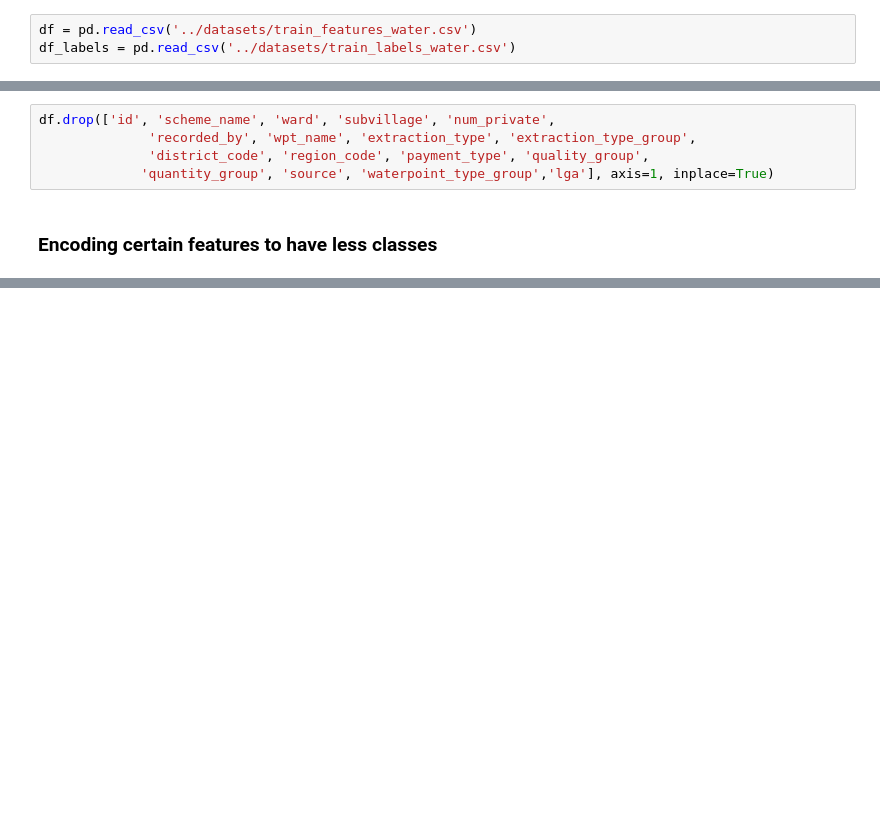
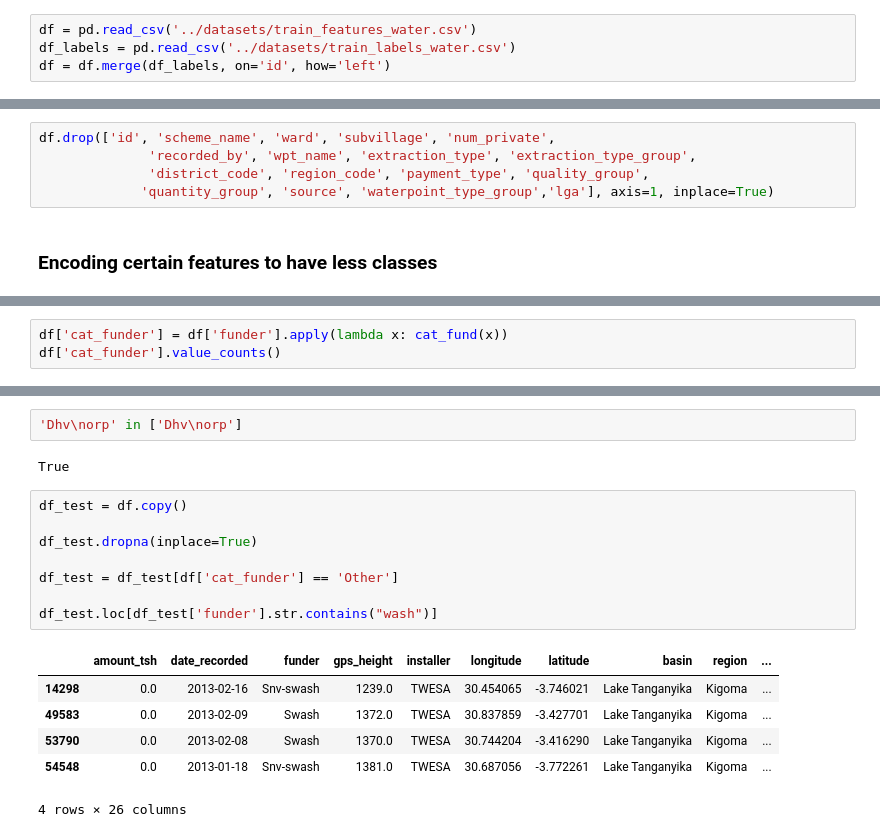
Before and after one commit to JasonErwin/dma-project, a Jupyter notebook: testing-notebooks/EDA.ipynb, the cells around one changed output, grey strips where cells are left out. Saved outputs shown, nothing was run; the diff lists cells and outputs as text; blank space fills up the shorter version.

```diff
--- a/testing-notebooks/EDA.ipynb
+++ b/testing-notebooks/EDA.ipynb
@@ -14,6 +14,7 @@ import matplotlib.pyplot as plt
 # %%
 df = pd.read_csv('../datasets/train_features_water.csv')
 df_labels = pd.read_csv('../datasets/train_labels_water.csv')
+df = df.merge(df_labels, on='id', how='left')
 # %% [markdown]
 ## Explore the data
 
@@ -275,0 +459,3 @@ Perhaps we could turn this into 'Country', 'Private', 'Charity, 'Bank', 'Company
+# %%
+df['cat_funder'] = df['funder'].apply(lambda x: cat_fund(x))
+df['cat_funder'].value_counts()
@@ -275,0 +485,19 @@ Perhaps we could turn this into 'Country', 'Private', 'Charity, 'Bank', 'Company
+# %%
+'Dhv\norp' in ['Dhv\norp']
+# %% [output]
+True
+# %%
+df_test = df.copy()
+
+df_test.dropna(inplace=True)
+
+df_test = df_test[df['cat_funder'] == 'Other']
+
+df_test.loc[df_test['funder'].str.contains("wash")]
+# %% [output]
+|  | amount_tsh | date_recorded | funder | gps_height | installer | longitude | latitude | basin | region | ... |
+| 14298 | 0.0 | 2013-02-16 | Snv-swash | 1239.0 | TWESA | 30.454065 | -3.746021 | Lake Tanganyika | Kigoma | ... |
+| 49583 | 0.0 | 2013-02-09 | Swash | 1372.0 | TWESA | 30.837859 | -3.427701 | Lake Tanganyika | Kigoma | ... |
+| 53790 | 0.0 | 2013-02-08 | Swash | 1370.0 | TWESA | 30.744204 | -3.416290 | Lake Tanganyika | Kigoma | ... |
+| 54548 | 0.0 | 2013-01-18 | Snv-swash | 1381.0 | TWESA | 30.687056 | -3.772261 | Lake Tanganyika | Kigoma | ... |
+4 rows × 26 columns
```
Also changed, not shown: parts of 10 cells of this notebook, 1 other file.
